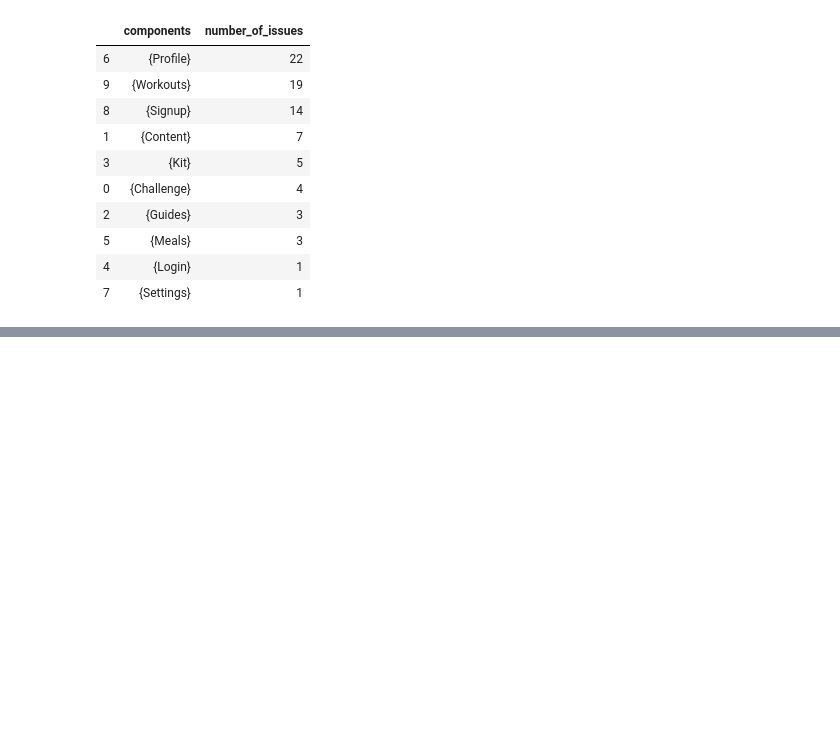
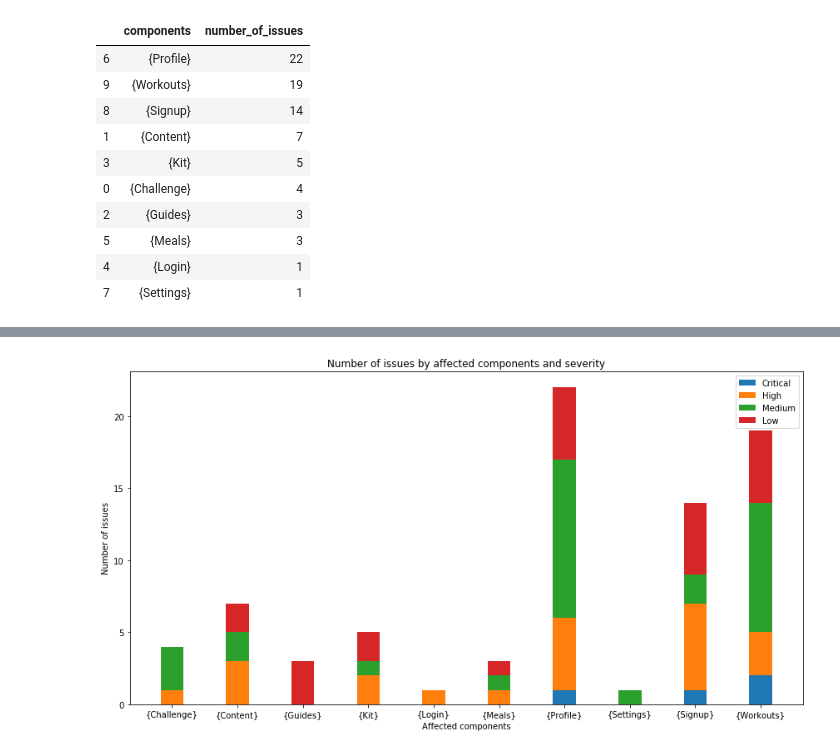
Before and after one commit to kamilaurbanczyk/Testing-cycle-analysis, a Jupyter notebook: Data analysis .ipynb, the cells around one changed output, grey strips where cells are left out. Cells and saved outputs as stored; diff of their text form; code cells hidden in the pictures; blank space fills up the shorter version.

```diff
--- a/Data analysis .ipynb
+++ b/Data analysis .ipynb
@@ -257,0 +261,6 @@ plt.show()
+# %%
+# Prepare dataframe to show number of issues by affected components and severity
+severity_components = confirmed_data
+severity_components = severity_components.reset_index().groupby(['affected_components', 'severity'])['issue_code_'].aggregate('count').unstack()
+severity_components.fillna(0.0, inplace=True)
+severity_components.head()
@@ -257,0 +275,34 @@ plt.show()
+# %%
+# Plot 4: number of issues by affected components and severity of issues
+
+critical = np.array(severity_components['Critical'])
+high = np.array(severity_components['High'])
+medium = np.array(severity_components['Medium'])
+low = np.array(severity_components['Low'])
+
+x = np.arange(10)
+width = 0.35
+
+fig, ax = plt.subplots()
+fig.set_size_inches(12, 6.5)
+
+p1 = ax.bar(x, critical, width, label='Critical')
+p2 = ax.bar(x, high, width,bottom= critical, label='High')
+p3 = ax.bar(x, medium, width,bottom= critical + high, label='Medium')
+p4 = ax.bar(x, low, width, bottom= critical+ high + medium,
+             label='Low')
+
+
+ax.axhline(0, color='grey', linewidth=0.8)
+ax.set_ylabel('Number of issues')
+ax.set_xlabel('Affected components')
+ax.set_title('Number of issues by affected components and severity')
+ax.set_xticks(x)
+ax.set_xticklabels(severity_components.index)
+ax.legend()
+
+plt.tight_layout()
+plt.savefig('Issues by affected components and severity.pdf')
+plt.show()
+# %% [output]
+[figure, added]
```
Also changed, not shown: parts of 4 cells of this notebook, 5 other files.
